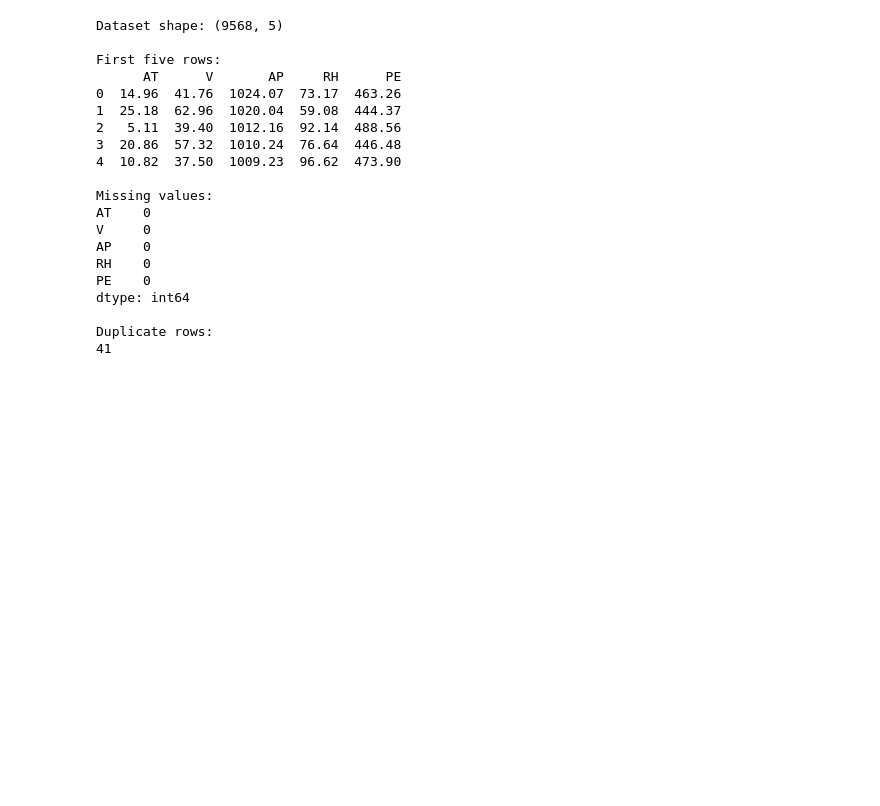
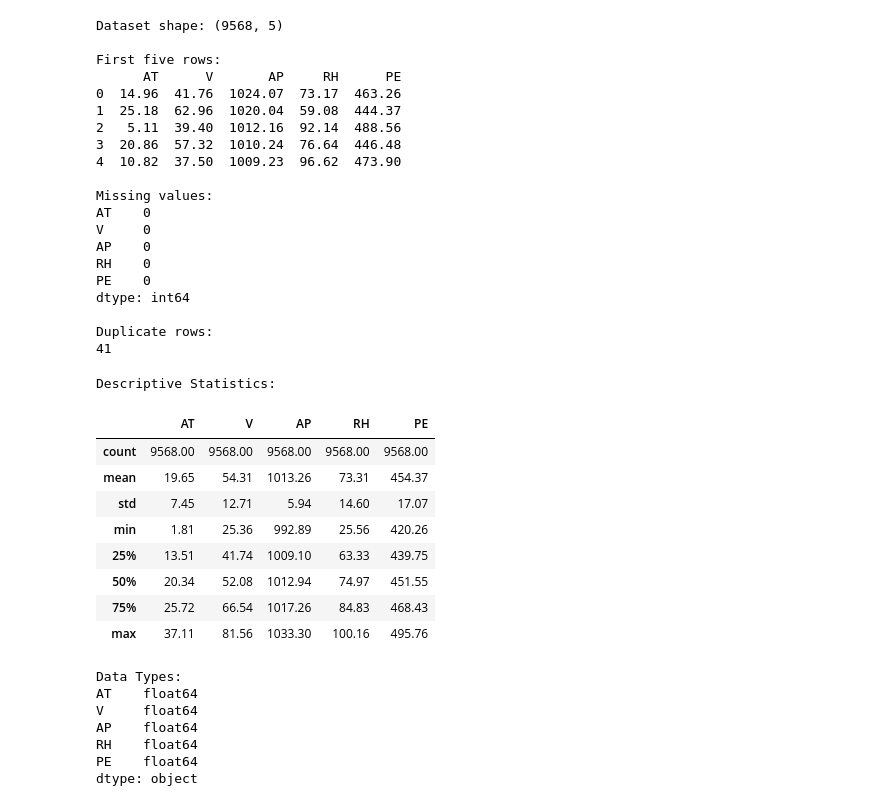
Before and after one commit to kson3/MMA3001_Power_Plant_Project, a Jupyter notebook: notebooks/01_data_exploration.ipynb, the cells around one changed output. Saved outputs shown, nothing was run; the diff lists cells and outputs as text; code cells hidden in the pictures; blank space fills up the shorter version.

```diff
--- a/notebooks/01_data_exploration.ipynb
+++ b/notebooks/01_data_exploration.ipynb
@@ -35,3 +35,29 @@ dtype: int64
 
 Duplicate rows:
 41
+# %%
+# Descriptive statistics of the dataset
+print("Descriptive Statistics:")
+display(data.describe().round(2))
+
+# Check data types
+print("\nData Types:")
+print(data.dtypes)
+# %% [output]
+Descriptive Statistics:
+|  | AT | V | AP | RH | PE |
+| count | 9568.00 | 9568.00 | 9568.00 | 9568.00 | 9568.00 |
+| mean | 19.65 | 54.31 | 1013.26 | 73.31 | 454.37 |
+| std | 7.45 | 12.71 | 5.94 | 14.60 | 17.07 |
+| min | 1.81 | 25.36 | 992.89 | 25.56 | 420.26 |
+| 25% | 13.51 | 41.74 | 1009.10 | 63.33 | 439.75 |
+| 50% | 20.34 | 52.08 | 1012.94 | 74.97 | 451.55 |
+| 75% | 25.72 | 66.54 | 1017.26 | 84.83 | 468.43 |
+| max | 37.11 | 81.56 | 1033.30 | 100.16 | 495.76 |
+Data Types:
+AT    float64
+V     float64
+AP    float64
+RH    float64
+PE    float64
+dtype: object
```
Also changed, not shown: parts of 5 cells of this notebook.
